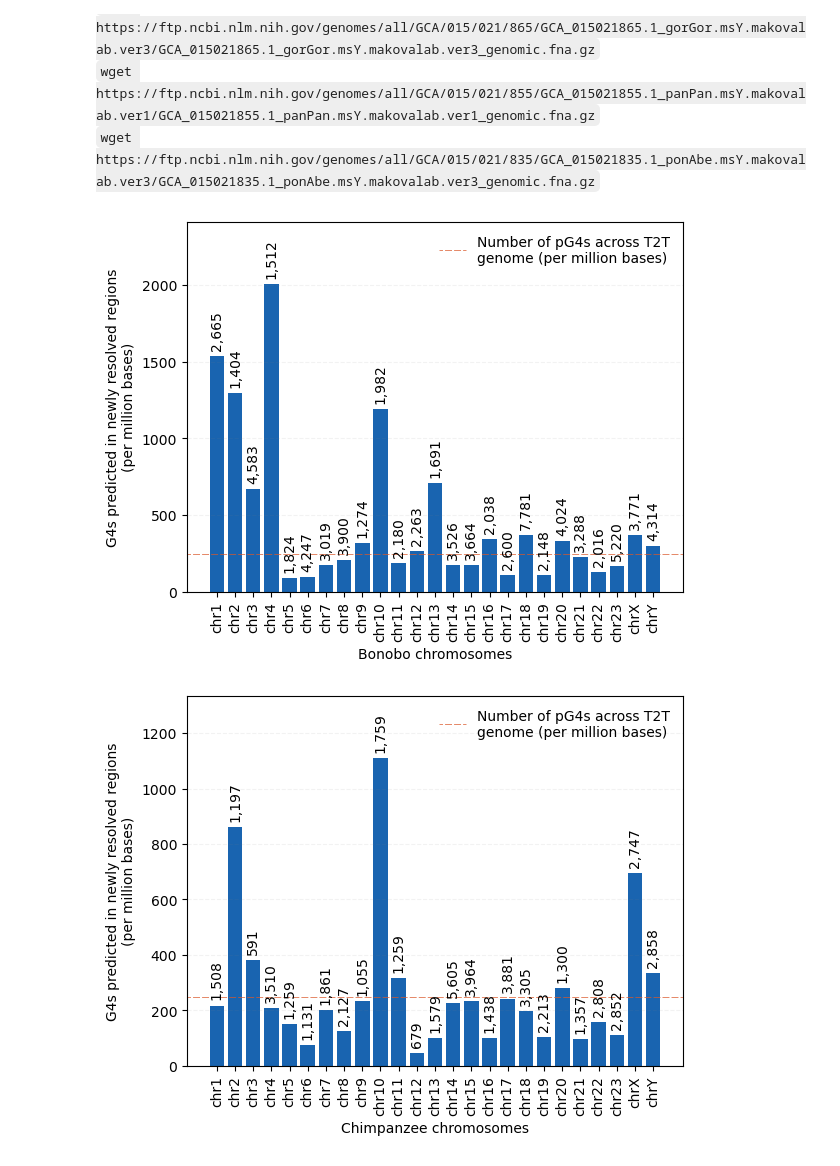
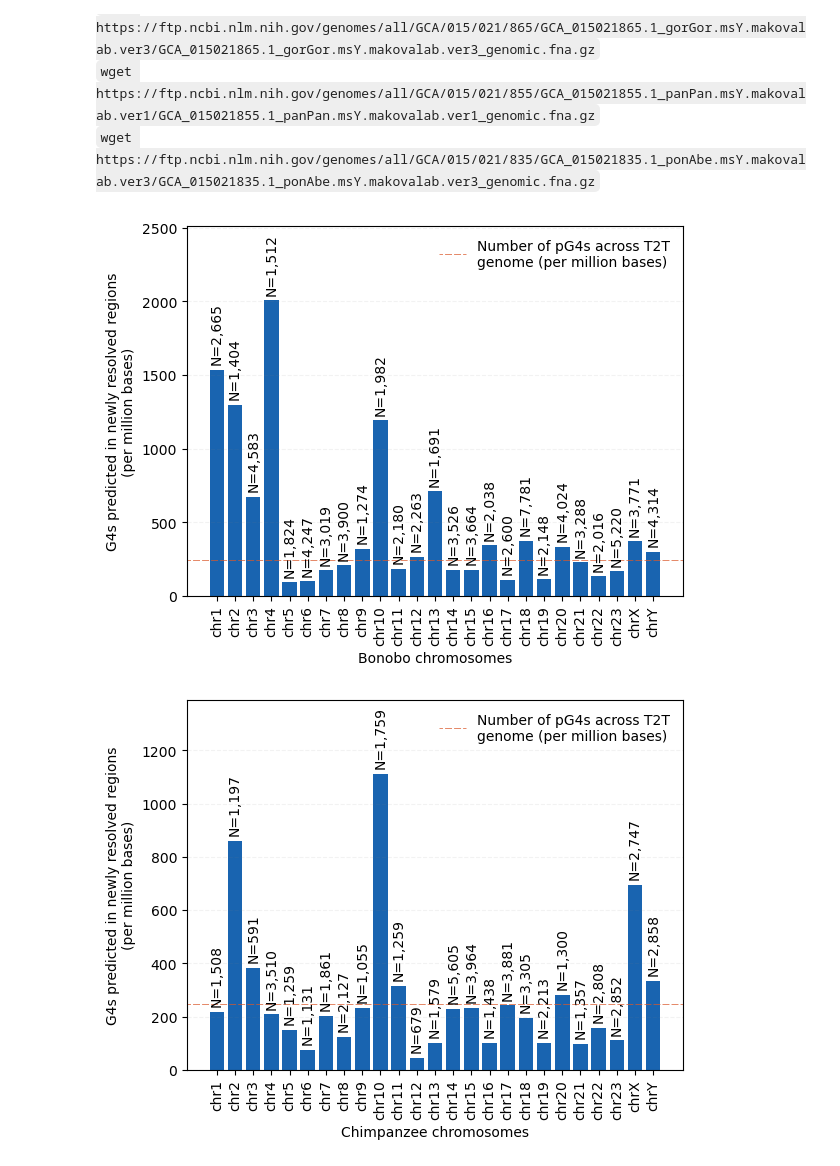
Before and after one commit to makovalab-psu/GreatApeT2T-G4s, a Jupyter notebook: jupyterNotebooks/G4sOverlappingNewT2Tregions.ipynb, the cells around one changed output. Cells and saved outputs as stored; diff of their text form; code cells hidden in the pictures.

Commit message:
added N= to the plots

```diff
--- a/jupyterNotebooks/G4sOverlappingNewT2Tregions.ipynb
+++ b/jupyterNotebooks/G4sOverlappingNewT2Tregions.ipynb
@@ -99,10 +99,10 @@ for spec in species:
     plt.xlabel(f"{species[spec].capitalize()} chromosomes")
     plt.grid(linestyle='--', color='gray', alpha=0.1, axis='y')
     plt.legend(frameon=False, loc='upper left')
-    plt.ylim([0, max(ratio)*1.2])
+    plt.ylim([0, max(ratio)*1.25])
 
     for i in range(24):
-        plt.text(i,ratio[i]+max(ratio)/35,f'{newG4s["newG4s"][i]:,}',rotation=90, ha="center")
+        plt.text(i,ratio[i]+max(ratio)/35,f'N={newG4s["newG4s"][i]:,}',rotation=90, ha="center")
 
     plt.xticks(range(24), ['chr1', 'chr2', 'chr3', 'chr4', 'chr5', 'chr6', 'chr7', 'chr8', 'chr9', 'chr10', 'chr11', 'chr12', 'chr13', 'chr14',
                            'chr15', 'chr16', 'chr17', 'chr18', 'chr19', 'chr20', 'chr21', 'chr22', 'chrX', 'chrY'], rotation=90)
@@ -186,31 +186,31 @@ species = {"Pan_paniscus": "bonobo", "Pan_troglodytes": "chimpanzee", "Gorilla_g
 # %%
 for spec in species:
     newG4s = pd.read_csv(f'../datasets/dataForAnalysis/newT2Tregions/{spec}/newG4sinnewRegions.dat', header=None, sep='\t')
     newG4s.columns = ['chr', 'newG4s']
 
     newRegions = pd.read_csv(f'../datasets/dataForAnalysis/newT2Tregions/{spec}/newRegions.dat', header=None, sep='\t')
     newRegions.columns = ['chr', 'newRegionsTotal']
 
     # print(newG4s['newG4s'].sum()) # get the number of G4s in newly resolved regions
     ratio = newG4s['newG4s'] / newRegions['newRegionsTotal'] * 1e6
 
     ax = plt.bar(range(25), ratio, color="#1964b0")
 
     plt.axhline(y=totalG4s[species[spec]] / chrLen.loc["Total",species[spec]]*1e6, color='#db5829', linestyle=(5, (10, 3)), label='Number of pG4s across T2T\ngenome (per million bases)', linewidth=0.5)
     plt.ylabel("G4s predicted in newly resolved regions\n(per million bases)")
     plt.xlabel(f"{species[spec].capitalize()} chromosomes")
     plt.grid(linestyle='--', color='gray', alpha=0.1, axis='y')
     plt.legend(frameon=False)
-    plt.ylim([0, max(ratio)*1.2])
+    plt.ylim([0, max(ratio)*1.25])
 
     for i in range(25):
-        plt.text(i,ratio[i]+max(ratio)/35,f'{newG4s["newG4s"][i]:,}',rotation=90, ha="center")
+        plt.text(i,ratio[i]+max(ratio)/35,f'N={newG4s["newG4s"][i]:,}',rotation=90, ha="center")
 
     plt.xticks(range(25), ['chr1', 'chr2', 'chr3', 'chr4', 'chr5', 'chr6', 'chr7', 'chr8', 'chr9', 'chr10', 'chr11', 'chr12', 'chr13', 'chr14',
                            'chr15', 'chr16', 'chr17', 'chr18', 'chr19', 'chr20', 'chr21', 'chr22', 'chr23', 'chrX', 'chrY'], rotation=90)
 
     plt.savefig(f'../plots/G4sOverlapNewT2TregionPlots/{species[spec]}_newRegions_G4s.png', dpi=300, bbox_inches='tight')
     plt.show()
 # %% [output]
-[figure, old version]
+[figure, new version]
-[figure, old version]
+[figure, new version]
```
Also changed, not shown: parts of 2 cells of this notebook, 7 other files.
